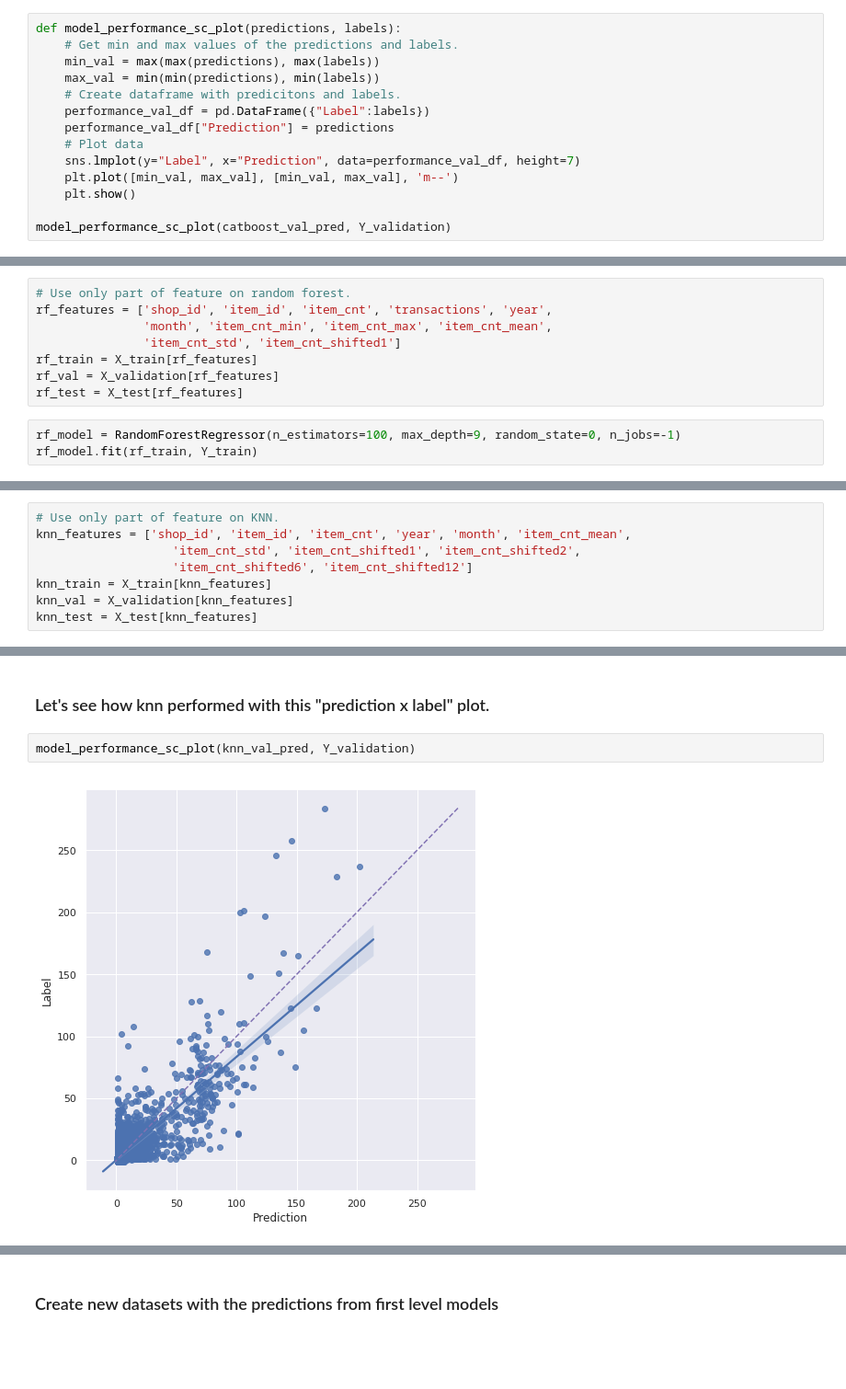
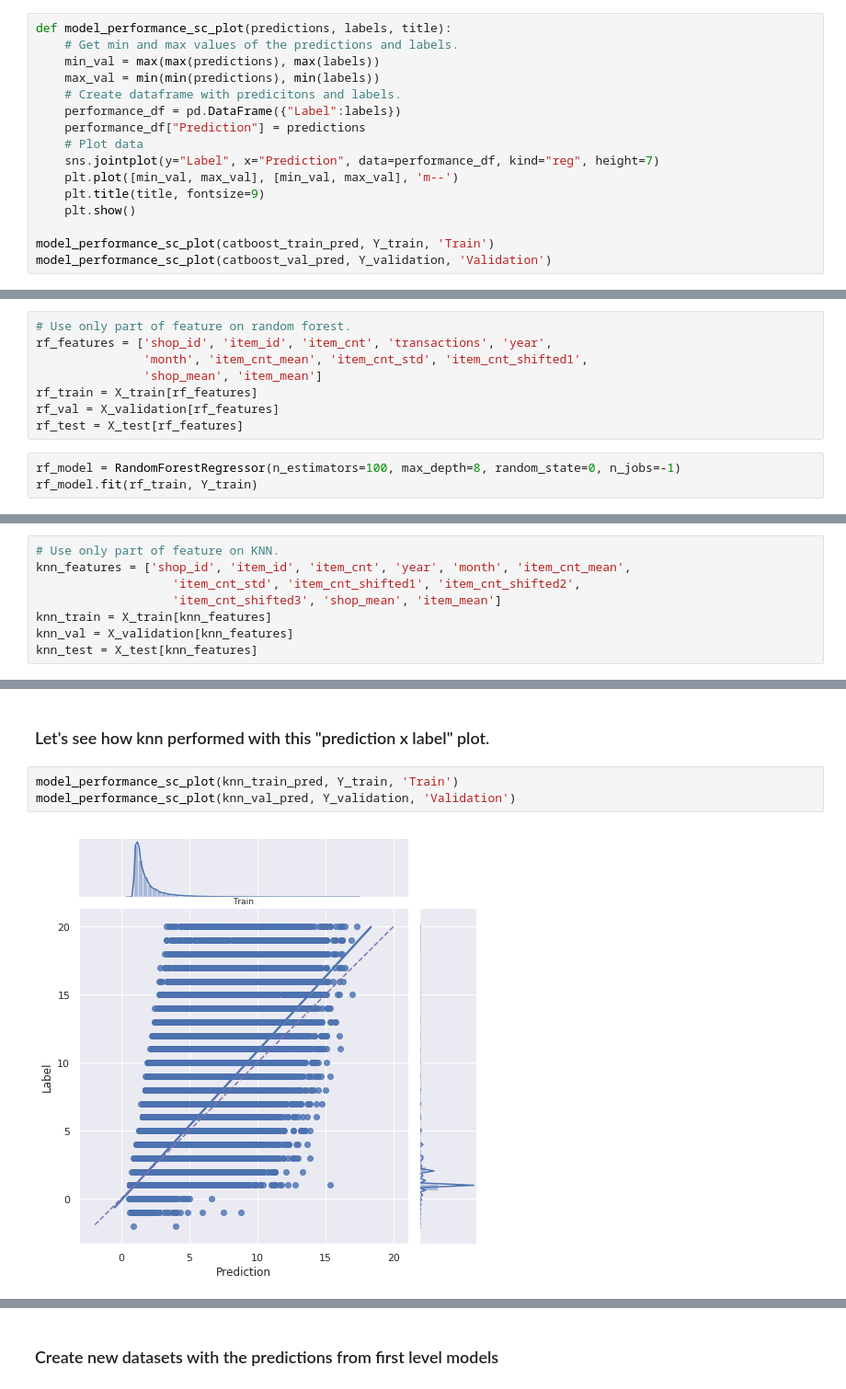
Before and after one commit to dimitreOliveira/MachineLearning, a Jupyter notebook: Kaggle/Predict Future Sales/Model stacking, feature engineering and EDA.ipynb, the cells around one changed output, grey strips where cells are left out. Shown at 92% size. Drawn from its saved outputs; the diff is of its cells as text; blank space fills up the shorter version.

Commit message:
Updated Predict Future Sales competition notebook
Updated code from Predict Future Sales competition - Model stacking, feature engineering and EDA.

```diff
--- a/Kaggle/Predict Future Sales/Model stacking, feature engineering and EDA.ipynb
+++ b/Kaggle/Predict Future Sales/Model stacking, feature engineering and EDA.ipynb
@@ -375,17 +404,19 @@ catboost_test_pred = catboost_model.predict(X_test)
 ### Let's see how catboost performed with this "prediction x label" plot.
 The closer the points are to the middle dashed line the better are the predictions.
 # %%
-def model_performance_sc_plot(predictions, labels):
+def model_performance_sc_plot(predictions, labels, title):
     # Get min and max values of the predictions and labels.
     min_val = max(max(predictions), max(labels))
     max_val = min(min(predictions), min(labels))
     # Create dataframe with predicitons and labels.
-    performance_val_df = pd.DataFrame({"Label":labels})
-    performance_val_df["Prediction"] = predictions
+    performance_df = pd.DataFrame({"Label":labels})
+    performance_df["Prediction"] = predictions
     # Plot data
-    sns.lmplot(y="Label", x="Prediction", data=performance_val_df, height=7)
+    sns.jointplot(y="Label", x="Prediction", data=performance_df, kind="reg", height=7)
     plt.plot([min_val, max_val], [min_val, max_val], 'm--')
+    plt.title(title, fontsize=9)
     plt.show()
 
-model_performance_sc_plot(catboost_val_pred, Y_validation)
+model_performance_sc_plot(catboost_train_pred, Y_train, 'Train')
+model_performance_sc_plot(catboost_val_pred, Y_validation, 'Validation')
 # %% [output]
@@ -395,12 +427,12 @@ model_performance_sc_plot(catboost_val_pred, Y_validation)
 # %%
 # Use only part of feature on random forest.
 rf_features = ['shop_id', 'item_id', 'item_cnt', 'transactions', 'year',
-               'month', 'item_cnt_min', 'item_cnt_max', 'item_cnt_mean',
-               'item_cnt_std', 'item_cnt_shifted1']
+               'month', 'item_cnt_mean', 'item_cnt_std', 'item_cnt_shifted1',
+               'shop_mean', 'item_mean']
 rf_train = X_train[rf_features]
 rf_val = X_validation[rf_features]
 rf_test = X_test[rf_features]
 # %%
-rf_model = RandomForestRegressor(n_estimators=100, max_depth=9, random_state=0, n_jobs=-1)
+rf_model = RandomForestRegressor(n_estimators=100, max_depth=8, random_state=0, n_jobs=-1)
 rf_model.fit(rf_train, Y_train)
 # %% [output]
@@ -433,7 +466,7 @@ model_performance_sc_plot(rf_val_pred, Y_validation)
 # Use only part of feature on KNN.
 knn_features = ['shop_id', 'item_id', 'item_cnt', 'year', 'month', 'item_cnt_mean',
                    'item_cnt_std', 'item_cnt_shifted1', 'item_cnt_shifted2',
-                   'item_cnt_shifted6', 'item_cnt_shifted12']
+                   'item_cnt_shifted3', 'shop_mean', 'item_mean']
 knn_train = X_train[knn_features]
 knn_val = X_validation[knn_features]
 knn_test = X_test[knn_features]
@@ -458,6 +490,7 @@ Validation rmse: 2.927690927951672
 # %% [markdown]
 ### Let's see how knn performed with this "prediction x label" plot.
 # %%
-model_performance_sc_plot(knn_val_pred, Y_validation)
+model_performance_sc_plot(knn_train_pred, Y_train, 'Train')
+model_performance_sc_plot(knn_val_pred, Y_validation, 'Validation')
 # %% [output]
-[figure, old version]
+[figure, new version]
```
Also changed, not shown: parts of 52 cells of this notebook.
